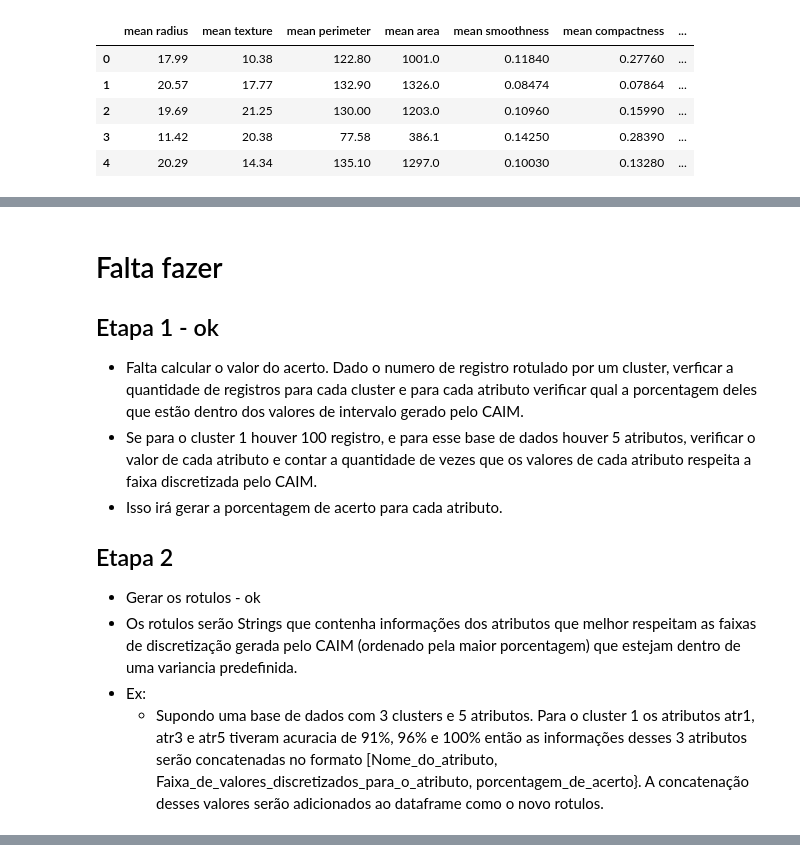
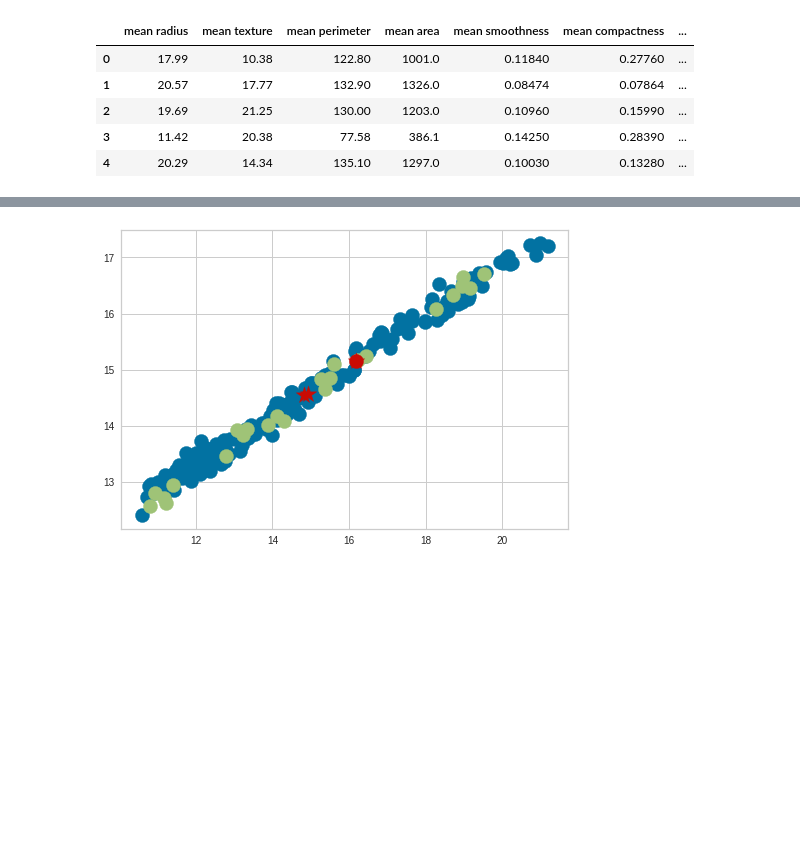
Before and after one commit to VictorCampelo/Cluster-Labeler-Using-CAIM-Discretizer, a Jupyter notebook: CAIBAL.ipynb, the cells around one changed output, grey strips where cells are left out. Drawn from its saved outputs; the diff is of its cells as text; code cells hidden in the pictures; blank space fills up the shorter version.

```diff
--- a/CAIBAL.ipynb
+++ b/CAIBAL.ipynb
@@ -246,8 +263,6 @@ def clusteringAgglomerativeClustering (X):
   return model.labels_, n_clusters_
 # %%
 def clusteringMeanShift(X):
-  X = preProcess(X)
-  X = PCARedution(X)
   best_band = 0
   best_sil = 0
   quant = [0.1, 0.2, 0.3, 0.4, 0.5, 0.6, 0.7, 0.8, 0.9, 1]
@@ -262,7 +277,8 @@ def clusteringMeanShift(X):
     n_clusters_ = len(labels_unique)
 
     if len(set(labels)) <= 1: continue
-    sil = silhouette_score(X, labels, metric='sqeuclidean')
+    sil = calinski_harabasz_score(X, labels)
+    # sil = silhouette_score(X, labels, metric='sqeuclidean')
     if sil > best_sil:
       best_sil = sil
       best_band = bandwidth
@@ -435,7 +461,7 @@ def clusteringDBSCAN(X):
 # %%
 def caim(df, target):
   caim = CAIMD()
-  caim.fit(df[df.columns.difference(['target'])], df['target'])
+  caim.fit(df, target)
 
   print("\nCaim splited scheme: ")
   print(caim.split_scheme)
@@ -634,13 +600,0 @@ def pipeline(X, target, names, type_cluster, var):
-# %%
-print("IRIS")
-X = load_iris()
-# preprocess(X, y)
-# X.feature_names
-# X.target
-pipeline(X.data, X.target, X.feature_names, 1, 15)
-# print("\n\nWINE")
-# X, y = load_wine(return_X_y=True)
-# preprocess(X, y)
-# print("\n\nCANCER")
-# X, y = load_breast_cancer(return_X_y=True)
-# preprocess(X, y)
@@ -685,13 +600,0 @@ Labels by Alternative Method:
-# %% [markdown]
-# Falta fazer
-## Etapa 1 - ok
-- Falta calcular o valor do acerto. Dado o numero de registro rotulado por um cluster, verficar a quantidade de registros para cada cluster e para cada atributo verificar qual a porcentagem deles que estão dentro dos valores de intervalo gerado pelo CAIM.
-- Se para o cluster 1 houver 100 registro, e para esse base de dados houver 5 atributos, verificar o valor de cada atributo e contar a quantidade de vezes que os valores de cada atributo respeita a faixa discretizada pelo CAIM.
-- Isso irá gerar a porcentagem de acerto para cada atributo.
-
-
-## Etapa 2
-- Gerar os rotulos - ok
-- Os rotulos serão Strings que contenha informações dos atributos que melhor respeitam as faixas de discretização gerada pelo CAIM (ordenado pela maior porcentagem) que estejam dentro de uma variancia predefinida.
-- Ex:
-  - Supondo uma base de dados com 3 clusters e 5 atributos. Para o cluster 1 os atributos atr1, atr3 e atr5 tiveram acuracia de 91%, 96% e 100% então as informações desses 3 atributos serão concatenadas no formato [Nome_do_atributo, Faixa_de_valores_discretizados_para_o_atributo, porcentagem_de_acerto}. A concatenação desses valores serão adicionados ao dataframe como o novo rotulos.
@@ -697,0 +729,45 @@ Labels by Alternative Method:
+# %%
+resp = int(input("Use external CSV file (1) or load sklearn datasets (2): "))
+is_sklearn_df = False
+if resp == 1:
+  has_target = int(input("This csv file has a target column?(1 - Yes, 0 - No): "))
+  path = input("Enter with the path file: ")
+  index = int(input("This csv file has a index columns?(1 - Yes, 0 - No):"))
+  if index:
+    index_col = input("Enter with the name of index column: ")
+    df = pd.read_csv(path, index_col=index)
+  else:
+    df = pd.read_csv(path)
+else:
+  has_target = 1
+  is_sklearn_df = True
+  print("1 - Iris\n2 - Wine\n3 - Breast Cancer")
+  resp = int(input("Select Dataset: "))
+  if resp == 1:
+    df = load_iris()
+  elif resp == 2:
+    df = load_wine()
+  else:
+    df = load_breast_cancer()
+
+  # print(df.DESCR)
+
+print("1 - Kmeans\n2 - Affinity Propagation\n3 - DBSCAN\n4 - Agglomerative Clustering\n\
+5 - Mean shift\n6 - Spectral Clustering")
+cluster_alg = int(input("Choise the clustering algorithm: "))
+n_clusters = 0
+if cluster_alg == 1 or cluster_alg == 4 or cluster_alg == 6:
+  auto_n_cluster = int(input("Desire set manually the number of clusters? (1 - Yes, 0 - No) "))
+  if auto_n_cluster == 1:
+    n_clusters = int(input("Enter with the number of clusters: "))
+
+discretization_type = int(input("1 - Pattern Method\n2 - Alternative Method: "))
+var = 0
+if discretization_type == 2:
+  var = int(input("Type the varience value: "))
+
+prepro = int(input("Wish standarnize data? (1 - Yes, 0 - No) "))
+
+# DATAFRAME, CLUSTER TYPE, VAR. MIN, NUMBER OF CLUSTER, APPLY PREPROCESSING.
+caibal(df, cluster_alg, discretization_type, var, n_clusters, prepro, is_sklearn_df, has_target)
+# %% [output]
@@ -697,0 +790 @@ Labels by Alternative Method:
+[figure, added]
```
Also changed, not shown: parts of 23 cells of this notebook.
